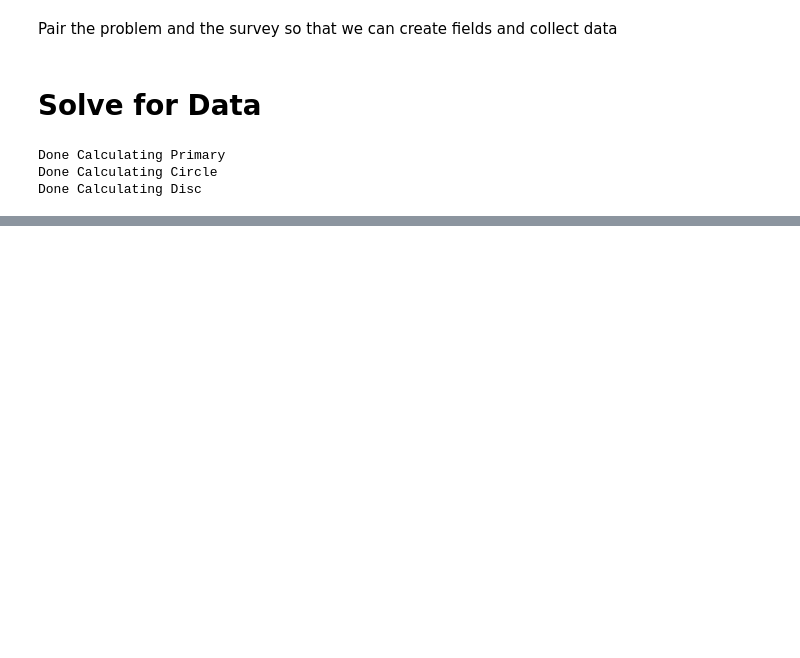
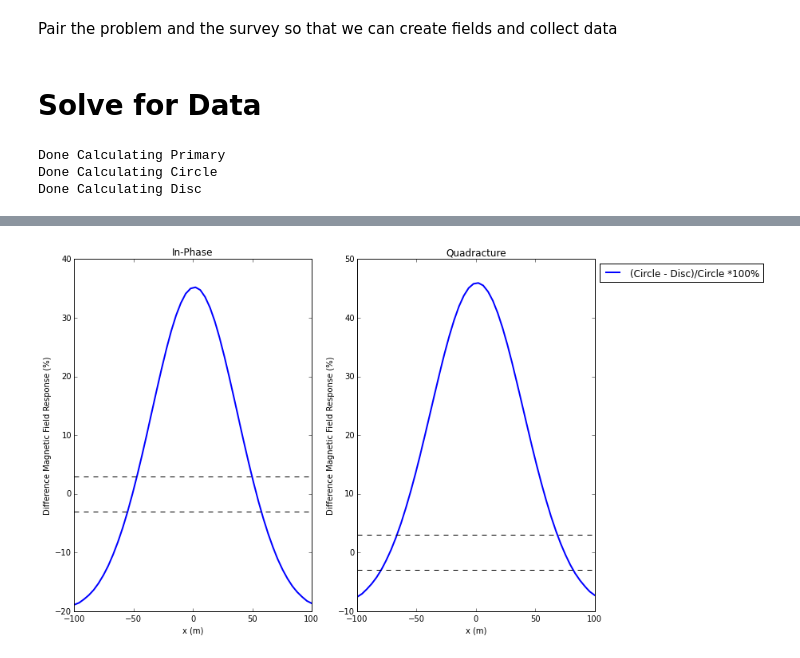
Before and after one commit to lheagy/Tutorials, a Jupyter notebook: PlateInCylindricalCoord.ipynb, the cells around one changed output, grey strips where cells are left out. Cells and saved outputs as stored; diff of their text form; code cells hidden in the pictures; blank space fills up the shorter version.

```diff
--- a/PlateInCylindricalCoord.ipynb
+++ b/PlateInCylindricalCoord.ipynb
@@ -203,0 +232,21 @@ SyntaxError: invalid syntax (<ipython-input-32-a58a88215da2>, line 1)
+# %%
+plt.figure(figsize=(10,7))
+plt.subplot(121)
+plt.plot(rxz,(dCircleI-dDiscI)/np.max(np.abs(dCircleI))*100. ,linewidth=2)
+plt.plot(rxz,perc_cutoff*np.ones(rxz.shape),'--k', rxz,-perc_cutoff*np.ones(rxz.shape),'--k')
+plt.title('In-Phase')
+plt.ylabel('Difference Magnetic Field Response (%)')
+plt.xlabel('x (m)')
+
+plt.subplot(122)
+plt.plot(rxz,(dCircleQ-dDiscQ)/np.max(np.abs(dCircleQ))*100. ,linewidth=2)
+plt.plot(rxz,perc_cutoff*np.ones(rxz.shape),'--k', rxz,-perc_cutoff*np.ones(rxz.shape),'--k')
+plt.title('Quadracture')
+plt.legend(['(Circle - Disc)/Circle *100%'],loc=2, bbox_to_anchor = (1.0, 1.0))
+plt.ylabel('Difference Magnetic Field Response (%)')
+plt.xlabel('x (m)')
+
+plt.tight_layout()
+plt.show()
+# %% [output]
+[figure, added]
```
Also changed, not shown: parts of 8 cells of this notebook.
